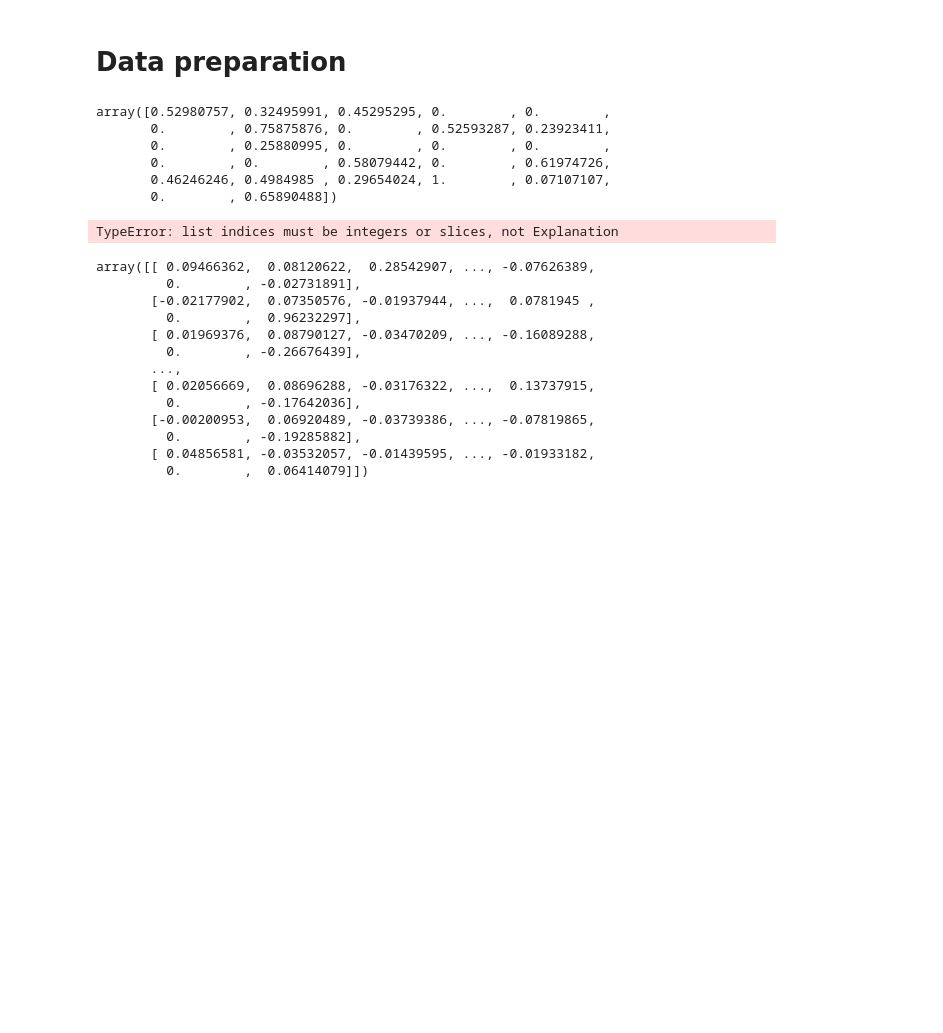
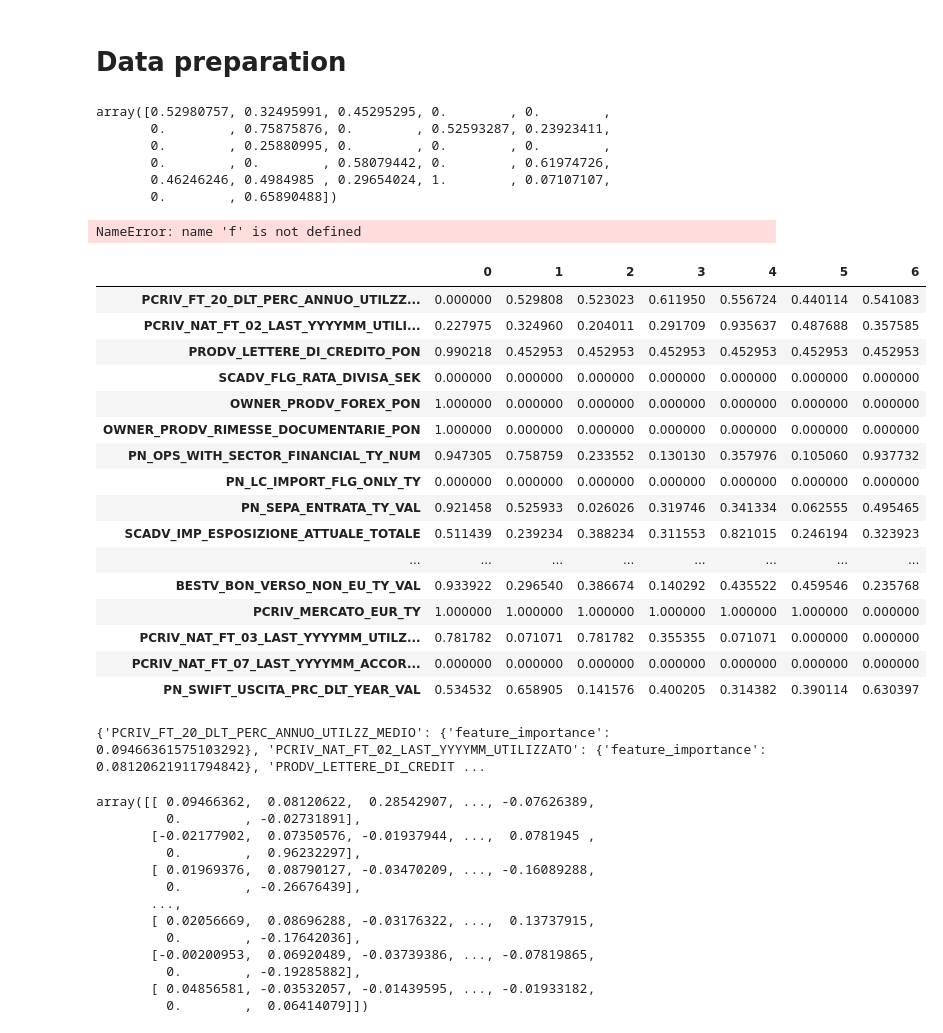
Before and after one commit to Elecapp/xai-visualization_rules_fi, a Jupyter notebook: notebooks/narets_c.ipynb, the cells around one changed output. Saved outputs shown, nothing was run; the diff lists cells and outputs as text; code cells hidden in the pictures; blank space fills up the shorter version.

```diff
--- a/notebooks/narets_c.ipynb
+++ b/notebooks/narets_c.ipynb
@@ -72,26 +72,55 @@ explanations_shap = dill.load(open(path, 'rb'))
 # %%
 feature_names = X_test.columns
 real_feature_names = X_test.columns
-# %%
-inst = X_test.iloc[1].values
-inst
-# %% [output]
-array([0.52980757, 0.32495991, 0.45295295, 0.        , 0.        ,
-       0.        , 0.75875876, 0.        , 0.52593287, 0.23923411,
-       0.        , 0.25880995, 0.        , 0.        , 0.        ,
-       0.        , 0.        , 0.58079442, 0.        , 0.61974726,
-       0.46246246, 0.4984985 , 0.29654024, 1.        , 0.07107107,
-       0.        , 0.65890488])
-# %%
-for lore_p in objs[i].rule.premises:
-    if lore_p.att == f:
-        op = lore_p.op
-        thr = lore_p.thr
-        is_continuous = lore_p.is_continuous
-        temp[f]['op']= op
-print(temp)
-# %% [output]
-TypeError: list indices must be integers or slices, not Explanation
+# %%
+inst = X_test.iloc[1].values
+inst
+# %% [output]
+array([0.52980757, 0.32495991, 0.45295295, 0.        , 0.        ,
+       0.        , 0.75875876, 0.        , 0.52593287, 0.23923411,
+       0.        , 0.25880995, 0.        , 0.        , 0.        ,
+       0.        , 0.        , 0.58079442, 0.        , 0.61974726,
+       0.46246246, 0.4984985 , 0.29654024, 1.        , 0.07107107,
+       0.        , 0.65890488])
+# %%
+for lore_p in objs[1].rule.premises:
+    if lore_p.att == f:
+        op = lore_p.op
+        thr = lore_p.thr
+        is_continuous = lore_p.is_continuous
+        temp[f]['op']= op
+print(temp)
+# %% [output]
+NameError: name 'f' is not defined
+# %%
+X_test.head(7).T
+# %% [output]
+|  | 0 | 1 | 2 | 3 | 4 | 5 | 6 |
+| PCRIV_FT_20_DLT_PERC_ANNUO_UTILZZ... | 0.000000 | 0.529808 | 0.523023 | 0.611950 | 0.556724 | 0.440114 | 0.541083 |
+| PCRIV_NAT_FT_02_LAST_YYYYMM_UTILI... | 0.227975 | 0.324960 | 0.204011 | 0.291709 | 0.935637 | 0.487688 | 0.357585 |
+| PRODV_LETTERE_DI_CREDITO_PON | 0.990218 | 0.452953 | 0.452953 | 0.452953 | 0.452953 | 0.452953 | 0.452953 |
+| SCADV_FLG_RATA_DIVISA_SEK | 0.000000 | 0.000000 | 0.000000 | 0.000000 | 0.000000 | 0.000000 | 0.000000 |
+| OWNER_PRODV_FOREX_PON | 1.000000 | 0.000000 | 0.000000 | 0.000000 | 0.000000 | 0.000000 | 0.000000 |
+| OWNER_PRODV_RIMESSE_DOCUMENTARIE_PON | 1.000000 | 0.000000 | 0.000000 | 0.000000 | 0.000000 | 0.000000 | 0.000000 |
+| PN_OPS_WITH_SECTOR_FINANCIAL_TY_NUM | 0.947305 | 0.758759 | 0.233552 | 0.130130 | 0.357976 | 0.105060 | 0.937732 |
+| PN_LC_IMPORT_FLG_ONLY_TY | 0.000000 | 0.000000 | 0.000000 | 0.000000 | 0.000000 | 0.000000 | 0.000000 |
+| PN_SEPA_ENTRATA_TY_VAL | 0.921458 | 0.525933 | 0.026026 | 0.319746 | 0.341334 | 0.062555 | 0.495465 |
+| SCADV_IMP_ESPOSIZIONE_ATTUALE_TOTALE | 0.511439 | 0.239234 | 0.388234 | 0.311553 | 0.821015 | 0.246194 | 0.323923 |
+| ... | ... | ... | ... | ... | ... | ... | ... |
+| BESTV_BON_VERSO_NON_EU_TY_VAL | 0.933922 | 0.296540 | 0.386674 | 0.140292 | 0.435522 | 0.459546 | 0.235768 |
+| PCRIV_MERCATO_EUR_TY | 1.000000 | 1.000000 | 1.000000 | 1.000000 | 1.000000 | 1.000000 | 0.000000 |
+| PCRIV_NAT_FT_03_LAST_YYYYMM_UTILZ... | 0.781782 | 0.071071 | 0.781782 | 0.355355 | 0.071071 | 0.000000 | 0.000000 |
+| PCRIV_NAT_FT_07_LAST_YYYYMM_ACCOR... | 0.000000 | 0.000000 | 0.000000 | 0.000000 | 0.000000 | 0.000000 | 0.000000 |
+| PN_SWIFT_USCITA_PRC_DLT_YEAR_VAL | 0.534532 | 0.658905 | 0.141576 | 0.400205 | 0.314382 | 0.390114 | 0.630397 |
+# %%
+temp={}
+i=inst
+for j,f in enumerate(feature_names):
+        temp[f]= dict()
+        temp[f]['feature_importance'] = explanations_shap[0][j]
+print(temp)
+# %% [output]
+{'PCRIV_FT_20_DLT_PERC_ANNUO_UTILZZ_MEDIO': {'feature_importance': 0.09466361575103292}, 'PCRIV_NAT_FT_02_LAST_YYYYMM_UTILIZZATO': {'feature_importance': 0.08120621911794842}, 'PRODV_LETTERE_DI_CREDIT ...
 # %%
 explanations_shap
 # %% [output]
```
Also changed, not shown: parts of 7 cells of this notebook.
